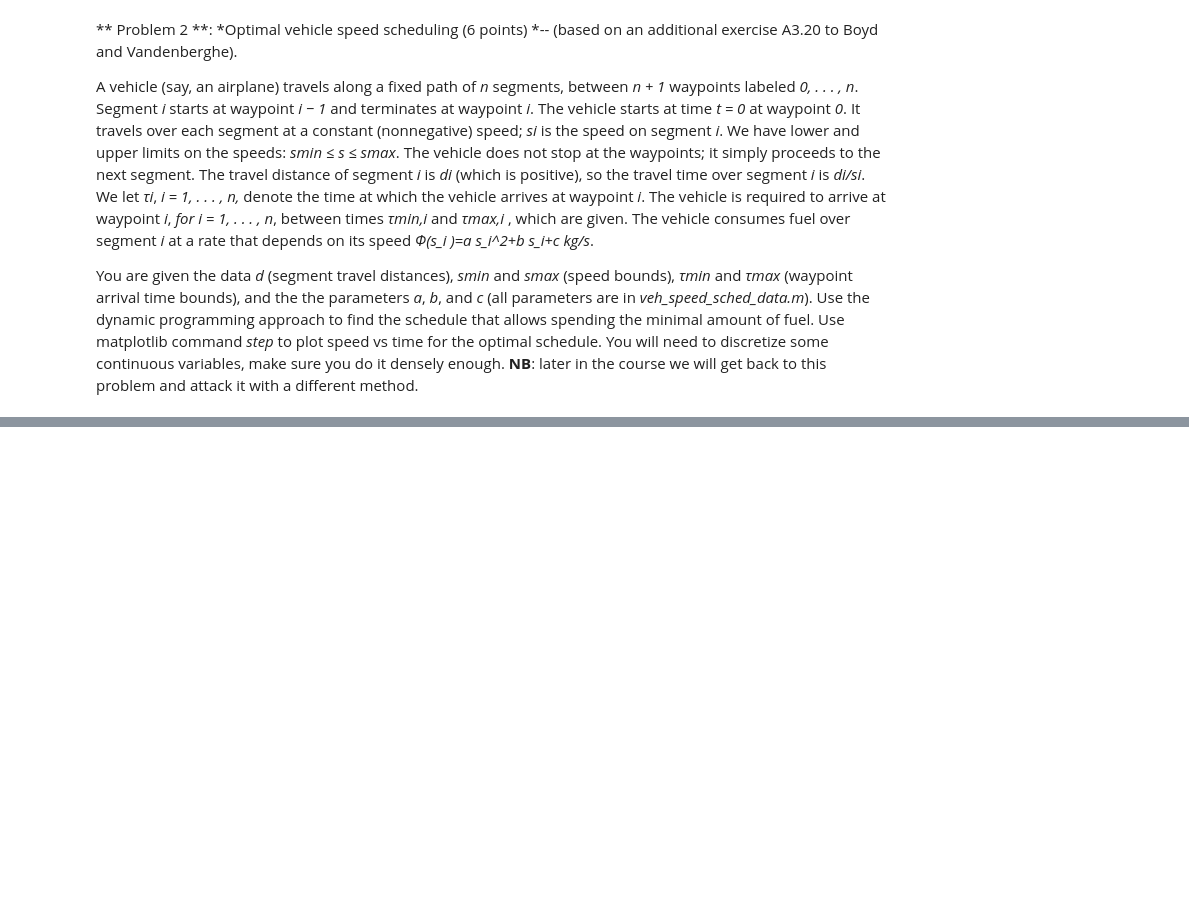
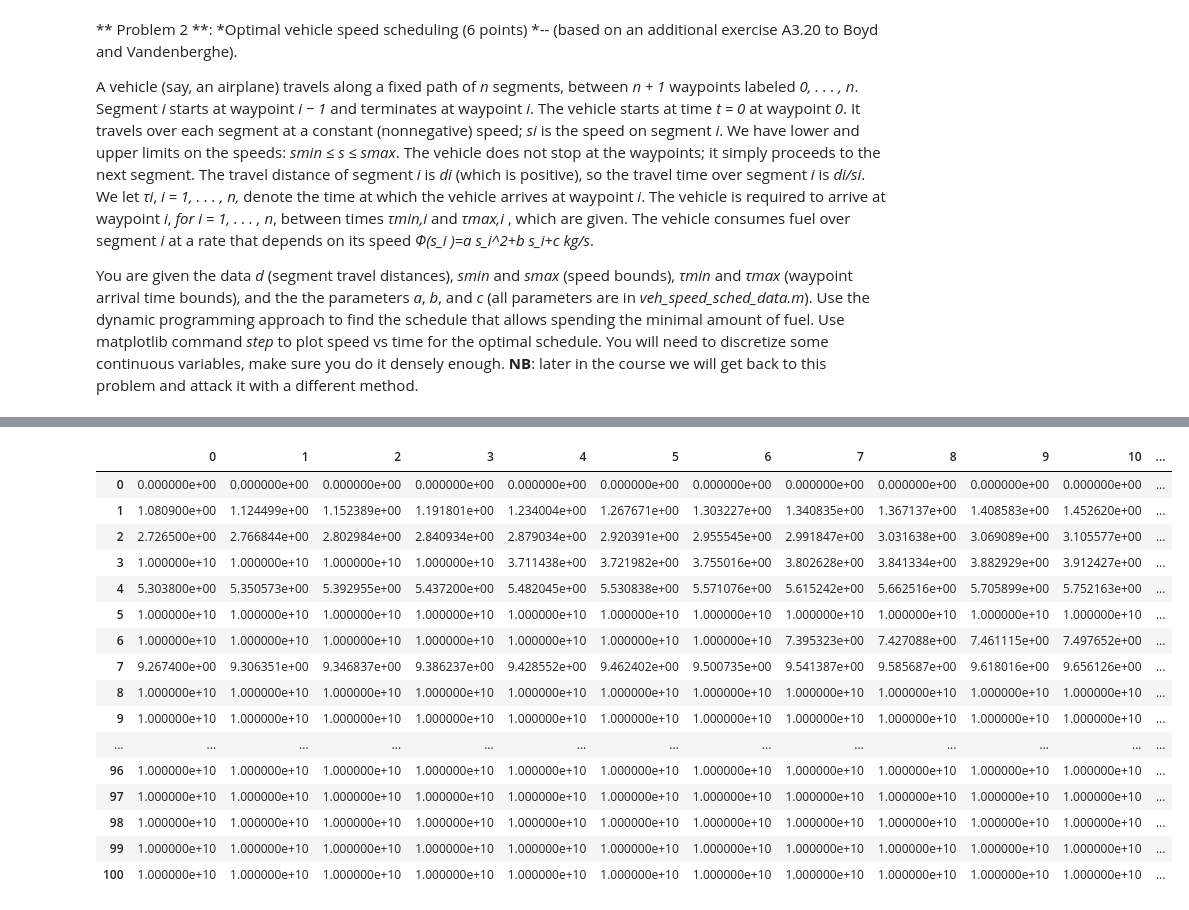
Before and after one commit to ivanovak/SK_OM2015, a Jupyter notebook: Assignment1/task_1.ipynb, the cells around one changed output, grey strips where cells are left out. Saved outputs shown, nothing was run; the diff lists cells and outputs as text; code cells hidden in the pictures; blank space fills up the shorter version.

```diff
--- a/Assignment1/task_1.ipynb
+++ b/Assignment1/task_1.ipynb
@@ -395,0 +381,83 @@ tau_max = mat_contents['tau_max']
+# %%
+import scipy.io as sio
+import matplotlib.pyplot as plt
+import pandas as pd
+from IPython.display import display, HTML
+
+%matplotlib inline
+
+mat_contents = sio.loadmat('veh_sched_data.mat')
+
+a = np.float64(mat_contents['a'])
+b = np.float64(mat_contents['b'])
+c = np.float64(mat_contents['c'])
+d = np.array(mat_contents['d'], dtype=np.float64)
+n = np.int(mat_contents['n'])
+smin = np.array(mat_contents['smin'], dtype=np.float64)
+smax = np.array(mat_contents['smax'], dtype=np.float64)
+tau_min = np.array(mat_contents['tau_min'], dtype=np.float64)
+tau_max = np.array(mat_contents['tau_max'], dtype=np.float64)
+
+DISCR_RATE = 100
+inf = 1e10
+
+# exact time we reach i'th waypoint
+# with spending minimal amount of fuel.
+# i'th slice will give us a linsapce(tau_min_i, tau_max_i, DISCR_RATE)
+time = np.ones((n + 1, DISCR_RATE), dtype=np.float64) * inf
+
+# minimum amount of fuel for each step and time
+fuel = np.ones((n + 1, DISCR_RATE), dtype=np.float64) * inf
+
+for i in xrange(DISCR_RATE):
+    fuel[0, i] = 0
+    time[0, i] = 0
+
+# pointers to retrieve our solution
+paths = np.zeros((n + 1, DISCR_RATE), dtype=int)
+
+for i in xrange(n):
+    for j in xrange(DISCR_RATE):
+        speed_rng = np.linspace(d[i] / (tau_max[i] - time[i, j]),
+                                d[i] / (tau_min[i] - time[i, j]),
+                                num = DISCR_RATE)
+
+        for s in speed_rng:
+            if (s <= smax[i]) and (s >= smin[i]):
+                time_di = np.float64(d[i] / s)
+                cnd = (a * np.power(s, 2) + b * s + c) * time_di + fuel[i, j]
+                time_total = time[i, j] + time_di
+                delta = (tau_max[i] - tau_min[i]) / DISCR_RATE
+                idx = np.int(np.floor((time_total - tau_min[i]) / delta))
+                if (idx >= 100):
+                    print idx
+                    continue
+                if (cnd < fuel[i + 1, idx]):
+                    fuel[i + 1, idx] = cnd
+                    paths[i + 1, idx] = j
+                    time[i + 1, idx] = time_total
+
+# Assuming that dataframes df1 and df2 are already defined:
+# print "Dataframe 2:"
+#
+
+pd.set_option('display.max_columns', None)
+df = pd.DataFrame(time)
+display(df)
+
+# res_idx = 0
+# min_fuel = 1e10
+
+# x = []
+# y = []
+
+# for i in xrange(DISCR_RATE):
+#     if (fuel[n, i] < min_fuel):
+#         min_fuel = fuel[n, i]
+#         res_idx = i
+
+
+# print i, min_fuel, fuel[n, :]
+
+#for i in xrange(n, )
+# %% [output]
@@ -395,0 +481,17 @@ tau_max = mat_contents['tau_max']
+|  | 0 | 1 | 2 | 3 | 4 | 5 | 6 | 7 | 8 | 9 | 10 | ... |
+| 0 | 0.000000e+00 | 0.000000e+00 | 0.000000e+00 | 0.000000e+00 | 0.000000e+00 | 0.000000e+00 | 0.000000e+00 | 0.000000e+00 | 0.000000e+00 | 0.000000e+00 | 0.000000e+00 | ... |
+| 1 | 1.080900e+00 | 1.124499e+00 | 1.152389e+00 | 1.191801e+00 | 1.234004e+00 | 1.267671e+00 | 1.303227e+00 | 1.340835e+00 | 1.367137e+00 | 1.408583e+00 | 1.452620e+00 | ... |
+| 2 | 2.726500e+00 | 2.766844e+00 | 2.802984e+00 | 2.840934e+00 | 2.879034e+00 | 2.920391e+00 | 2.955545e+00 | 2.991847e+00 | 3.031638e+00 | 3.069089e+00 | 3.105577e+00 | ... |
+| 3 | 1.000000e+10 | 1.000000e+10 | 1.000000e+10 | 1.000000e+10 | 3.711438e+00 | 3.721982e+00 | 3.755016e+00 | 3.802628e+00 | 3.841334e+00 | 3.882929e+00 | 3.912427e+00 | ... |
+| 4 | 5.303800e+00 | 5.350573e+00 | 5.392955e+00 | 5.437200e+00 | 5.482045e+00 | 5.530838e+00 | 5.571076e+00 | 5.615242e+00 | 5.662516e+00 | 5.705899e+00 | 5.752163e+00 | ... |
+| 5 | 1.000000e+10 | 1.000000e+10 | 1.000000e+10 | 1.000000e+10 | 1.000000e+10 | 1.000000e+10 | 1.000000e+10 | 1.000000e+10 | 1.000000e+10 | 1.000000e+10 | 1.000000e+10 | ... |
+| 6 | 1.000000e+10 | 1.000000e+10 | 1.000000e+10 | 1.000000e+10 | 1.000000e+10 | 1.000000e+10 | 1.000000e+10 | 7.395323e+00 | 7.427088e+00 | 7.461115e+00 | 7.497652e+00 | ... |
+| 7 | 9.267400e+00 | 9.306351e+00 | 9.346837e+00 | 9.386237e+00 | 9.428552e+00 | 9.462402e+00 | 9.500735e+00 | 9.541387e+00 | 9.585687e+00 | 9.618016e+00 | 9.656126e+00 | ... |
+| 8 | 1.000000e+10 | 1.000000e+10 | 1.000000e+10 | 1.000000e+10 | 1.000000e+10 | 1.000000e+10 | 1.000000e+10 | 1.000000e+10 | 1.000000e+10 | 1.000000e+10 | 1.000000e+10 | ... |
+| 9 | 1.000000e+10 | 1.000000e+10 | 1.000000e+10 | 1.000000e+10 | 1.000000e+10 | 1.000000e+10 | 1.000000e+10 | 1.000000e+10 | 1.000000e+10 | 1.000000e+10 | 1.000000e+10 | ... |
+| ... | ... | ... | ... | ... | ... | ... | ... | ... | ... | ... | ... | ... |
+| 96 | 1.000000e+10 | 1.000000e+10 | 1.000000e+10 | 1.000000e+10 | 1.000000e+10 | 1.000000e+10 | 1.000000e+10 | 1.000000e+10 | 1.000000e+10 | 1.000000e+10 | 1.000000e+10 | ... |
+| 97 | 1.000000e+10 | 1.000000e+10 | 1.000000e+10 | 1.000000e+10 | 1.000000e+10 | 1.000000e+10 | 1.000000e+10 | 1.000000e+10 | 1.000000e+10 | 1.000000e+10 | 1.000000e+10 | ... |
+| 98 | 1.000000e+10 | 1.000000e+10 | 1.000000e+10 | 1.000000e+10 | 1.000000e+10 | 1.000000e+10 | 1.000000e+10 | 1.000000e+10 | 1.000000e+10 | 1.000000e+10 | 1.000000e+10 | ... |
+| 99 | 1.000000e+10 | 1.000000e+10 | 1.000000e+10 | 1.000000e+10 | 1.000000e+10 | 1.000000e+10 | 1.000000e+10 | 1.000000e+10 | 1.000000e+10 | 1.000000e+10 | 1.000000e+10 | ... |
+| 100 | 1.000000e+10 | 1.000000e+10 | 1.000000e+10 | 1.000000e+10 | 1.000000e+10 | 1.000000e+10 | 1.000000e+10 | 1.000000e+10 | 1.000000e+10 | 1.000000e+10 | 1.000000e+10 | ... |
```
Also changed, not shown: parts of 10 cells of this notebook.
